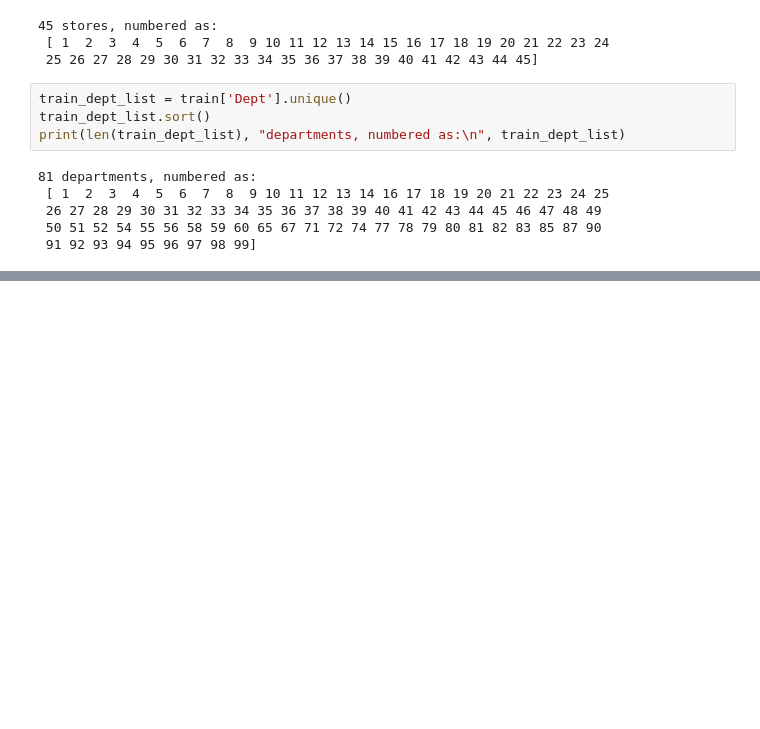
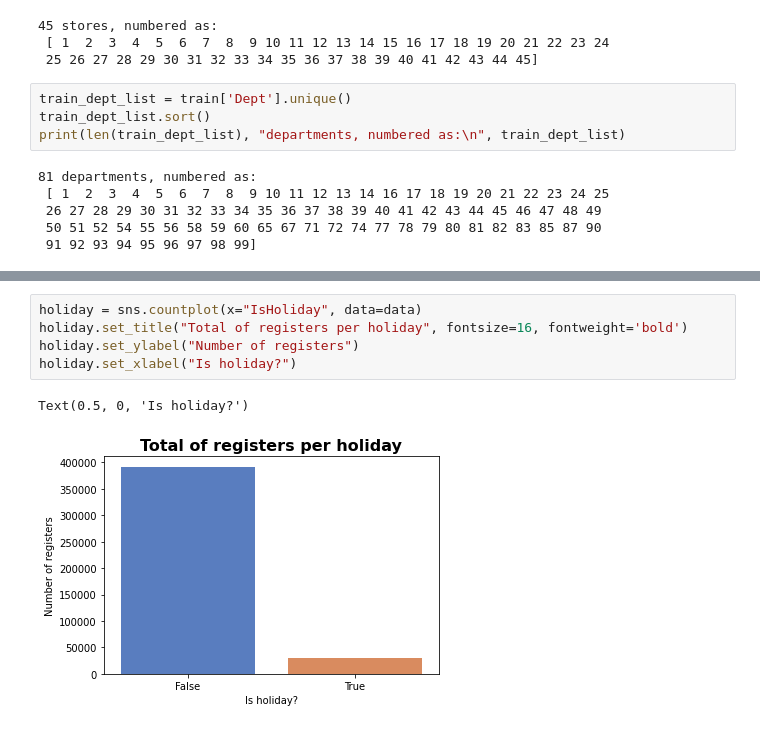
Before and after one commit to apinto25/walmart-sales-forecast, a Jupyter notebook: exploring_walmart_datasets.ipynb, the cells around one changed output, grey strips where cells are left out. Saved outputs shown, nothing was run; the diff lists cells and outputs as text; blank space fills up the shorter version.

```diff
--- a/exploring_walmart_datasets.ipynb
+++ b/exploring_walmart_datasets.ipynb
@@ -116,0 +294,8 @@ ax.bar(weekly_sales.index, weekly_sales["Weekly_Sales"])
+# %%
+holiday = sns.countplot(x="IsHoliday", data=data)
+holiday.set_title("Total of registers per holiday", fontsize=16, fontweight='bold')
+holiday.set_ylabel("Number of registers")
+holiday.set_xlabel("Is holiday?")
+# %% [output]
+Text(0.5, 0, 'Is holiday?')
+[figure, added]
```
Also changed, not shown: parts of 30 cells of this notebook.
